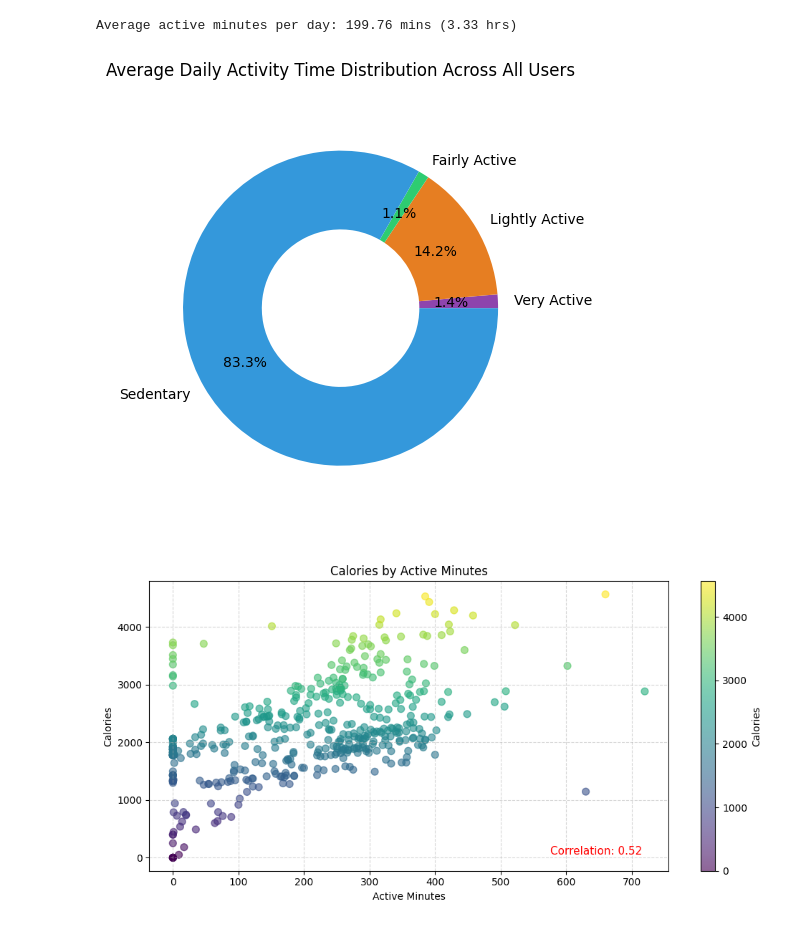
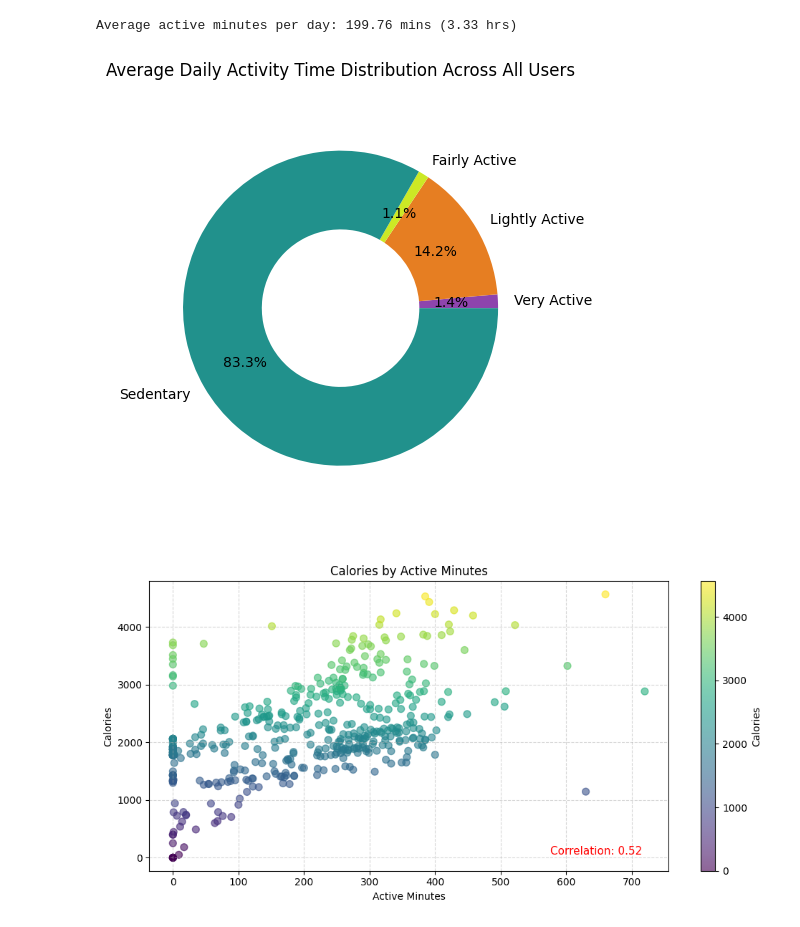
Before and after one commit to jeevithavijaykumar/Exploratory_data_analysis_using_pandas, a Jupyter notebook: fitbit_analysis.ipynb, the cells around one changed output. Drawn from its saved outputs; the diff is of its cells as text; code cells hidden in the pictures.

```diff
--- a/fitbit_analysis.ipynb
+++ b/fitbit_analysis.ipynb
@@ -285,23 +348,23 @@ Average active minutes per day: 199.76 mins (3.33 hrs)
 # %%
 # Calculating average minutes for each activity level
 avg_veryactive = round(df_activity['VeryActiveMinutes'].mean() / 60, 2)
 avg_fairlyactive = round(df_activity['FairlyActiveMinutes'].mean() / 60, 2)
 avg_lightlyactive = round(df_activity['LightlyActiveMinutes'].mean() / 60, 2)
 avg_sedentary = round(df_activity['SedentaryMinutes'].mean() / 60, 2)
 
 avg_activity_minutes = pd.Series({'Very Active': avg_veryactive,'Lightly Active': avg_lightlyactive,
                                   'Fairly Active': avg_fairlyactive,'Sedentary': avg_sedentary})
-colors = ['#8e44ad', '#e67e22', '#2ecc71',  '#3498db']
+colors = ['#8e44ad', '#e67e22', '#cce925',  '#21918c']
 
 plt.figure(figsize=(5, 5))
 plt.pie(avg_activity_minutes.values, labels=avg_activity_minutes.index,
         autopct='%1.1f%%', startangle=0, colors=colors, wedgeprops={'width': 0.5},pctdistance=0.7 )
 plt.title('Average Daily Activity Time Distribution Across All Users')
 plt.axis('equal')
 plt.tight_layout()
 plt.show()
 # %% [output]
-[figure, old version]
+[figure, new version]
 # %%
 # Calculating correlation coefficient for TotalSteps and Calories
 correlation = np.corrcoef(df_activity['Total_Active_Mins'], df_activity['Calories'])[0, 1]
```
Also changed, not shown: parts of 16 cells of this notebook.
